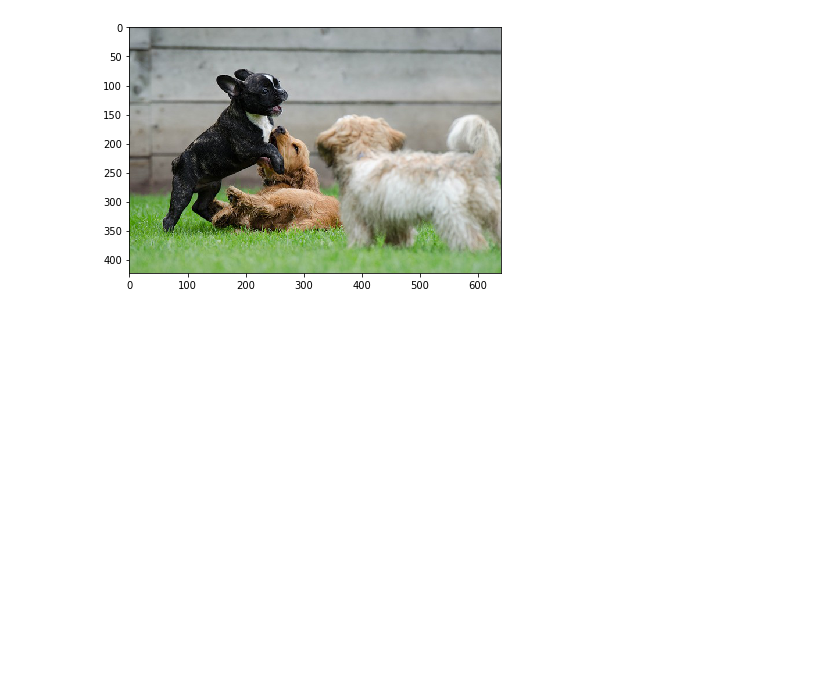
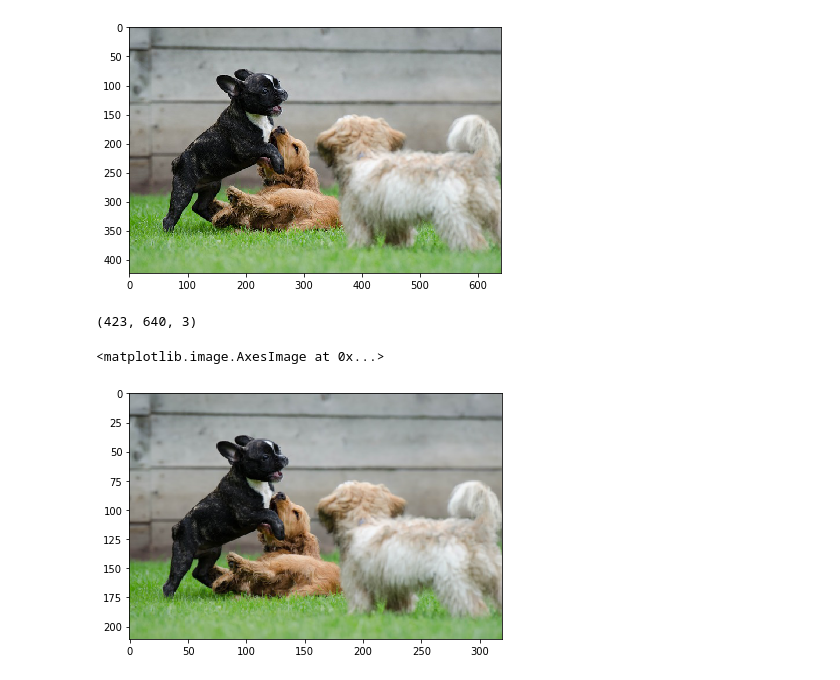
Before and after one commit to juansantateresa/Image_Processing, a Jupyter notebook: Proportionally resizing.ipynb, the cells around one changed output. Drawn from its saved outputs; the diff is of its cells as text; code cells hidden in the pictures; blank space fills up the shorter version.

Commit message:
Resize

```diff
--- a/Proportionally resizing.ipynb
+++ b/Proportionally resizing.ipynb
@@ -14,0 +17,14 @@ io.imshow(dogs_banner)
+# %%
+new_shape
+# %% [output]
+(423, 640, 3)
+# %%
+height = int(211.5)
+width = int(320)
+# %%
+image_resized = resize(dogs_banner, (height, width), anti_aliasing = True)
+# %%
+io.imshow(image_resized)
+# %% [output]
+<matplotlib.image.AxesImage at 0x...>
+[figure, added]
```
Also changed, not shown: parts of 1 cell of this notebook.
